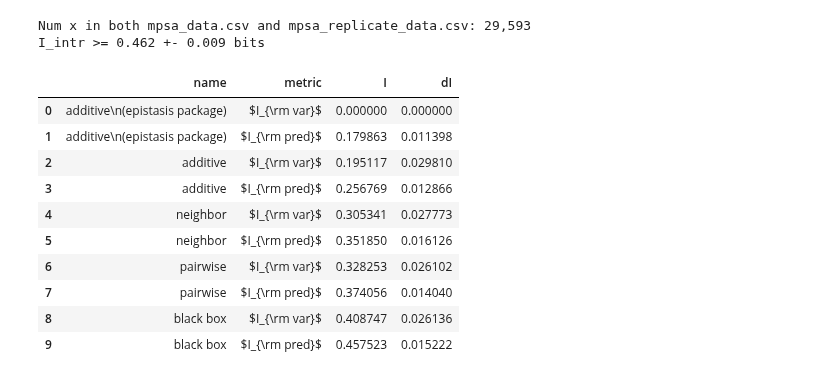
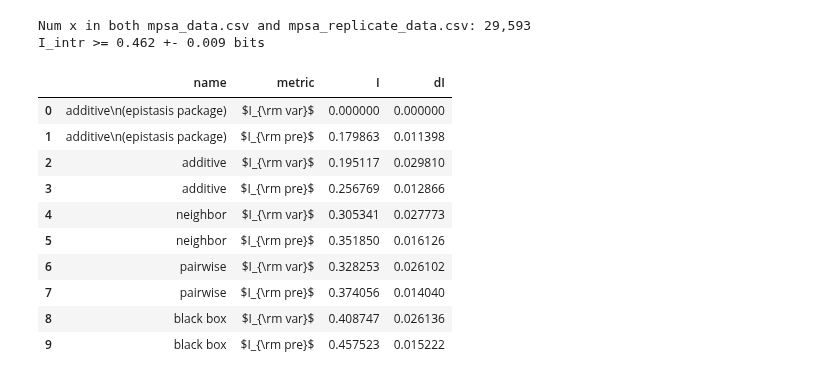
Before and after one commit to jbkinney/mavenn, a Jupyter notebook: paper/figure_scripts/fig5.ipynb, the cells around one changed output. Saved outputs shown, nothing was run; the diff lists cells and outputs as text; code cells hidden in the pictures.

```diff
--- a/paper/figure_scripts/fig5.ipynb
+++ b/paper/figure_scripts/fig5.ipynb
@@ -115,46 +115,46 @@ row_dicts.append({'name':'additive\n(epistasis package)',
                   'dI':0.000000})
 
 row_dicts.append({'name':'additive\n(epistasis package)',
-                  'metric':'$I_{\\rm pred}$',
+                  'metric':'$I_{\\rm pre}$',
                   'I':I_pred_SH,
                   'dI':dI_pred_SH})
 
 # Compute variational and predictive information on test data
 for model_name, model in models.items():
 
     # Compute and record likelihood information
     I_var, dI_var =  model.I_variational(x=x_test, y=y_test)
     row_dicts.append({'name':model_name,
                       'metric':'$I_{\\rm var}$',
                       'I':I_var,
                       'dI':dI_var})
 
     # Compute and record predictive information
     I_pred, dI_pred = model.I_predictive(x=x_test, y=y_test, num_subsamples=1000)
     row_dicts.append({'name':model_name,
-                      'metric':'$I_{\\rm pred}$',
+                      'metric':'$I_{\\rm pre}$',
                       'I':I_pred,
                       'dI':dI_pred})
 
 # Add rows to dataframe
 for row_dict in row_dicts:
     info_df = info_df.append(row_dict, ignore_index=True)
 
 # Put space in black box
 info_df['name'] = info_df['name'].str.replace('blackbox', 'black box')
 info_df
 # %% [output]
 |  | name | metric | I | dI |
 | 0 | additive\n(epistasis package) | $I_{\rm var}$ | 0.000000 | 0.000000 |
-| 1 | additive\n(epistasis package) | $I_{\rm pred}$ | 0.179863 | 0.011398 |
+| 1 | additive\n(epistasis package) | $I_{\rm pre}$ | 0.179863 | 0.011398 |
 | 2 | additive | $I_{\rm var}$ | 0.195117 | 0.029810 |
-| 3 | additive | $I_{\rm pred}$ | 0.256769 | 0.012866 |
+| 3 | additive | $I_{\rm pre}$ | 0.256769 | 0.012866 |
 | 4 | neighbor | $I_{\rm var}$ | 0.305341 | 0.027773 |
-| 5 | neighbor | $I_{\rm pred}$ | 0.351850 | 0.016126 |
+| 5 | neighbor | $I_{\rm pre}$ | 0.351850 | 0.016126 |
 | 6 | pairwise | $I_{\rm var}$ | 0.328253 | 0.026102 |
-| 7 | pairwise | $I_{\rm pred}$ | 0.374056 | 0.014040 |
+| 7 | pairwise | $I_{\rm pre}$ | 0.374056 | 0.014040 |
 | 8 | black box | $I_{\rm var}$ | 0.408747 | 0.026136 |
-| 9 | black box | $I_{\rm pred}$ | 0.457523 | 0.015222 |
+| 9 | black box | $I_{\rm pre}$ | 0.457523 | 0.015222 |
 # %%
 # Create figure
 fig = plt.figure(figsize=[6.5, 7])
```
Also changed, not shown: parts of 1 cell of this notebook, 29 other files.
